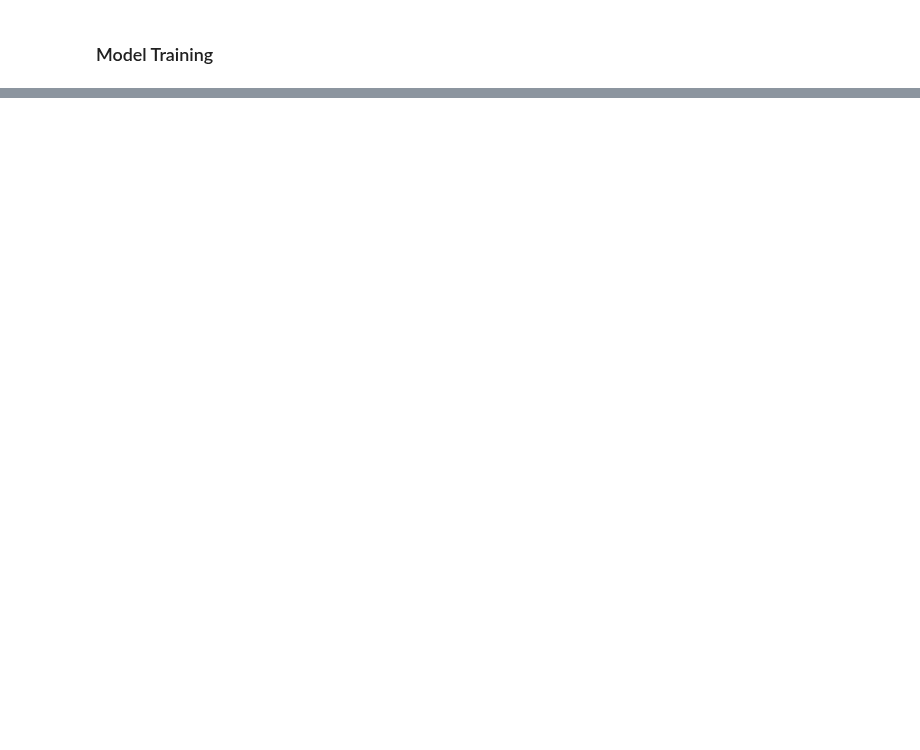
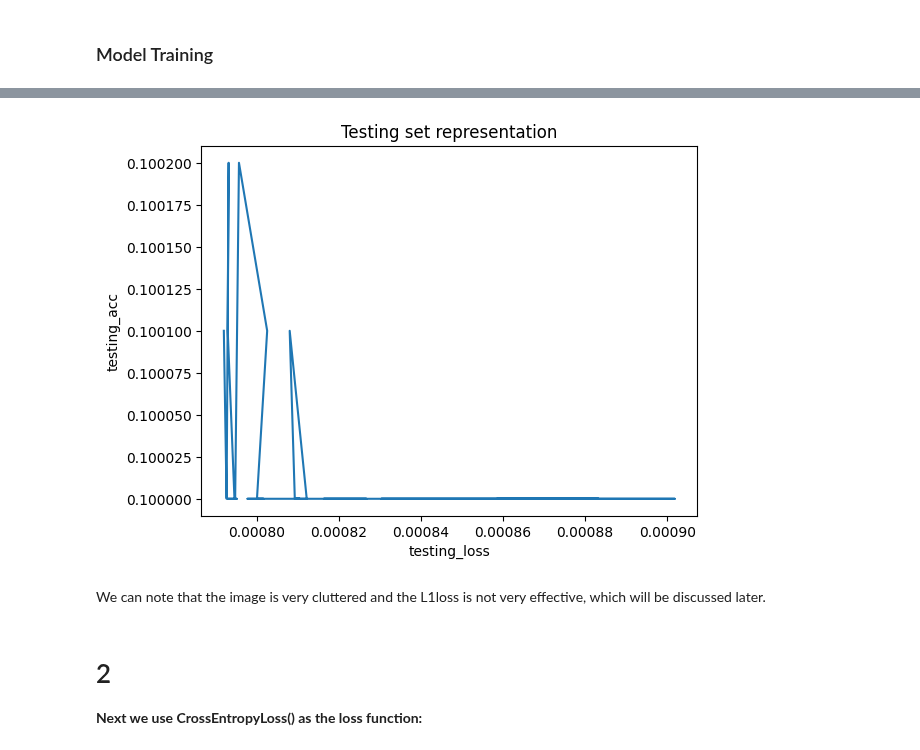
Before and after one commit to SustechSTA303/STA303-Assignment01, a Jupyter notebook: Assignment01.ipynb, the cells around one changed output, grey strips where cells are left out. Drawn from its saved outputs; the diff is of its cells as text; code cells hidden in the pictures; blank space fills up the shorter version.

```diff
--- a/Assignment01.ipynb
+++ b/Assignment01.ipynb
@@ -288,0 +329,15 @@ for i in range(len(class_names)):
+# %%
+import matplotlib.pyplot as plt
+
+plt.plot(testing_loss, testing_acc)
+plt.title('Testing set representation')
+plt.xlabel('testing_loss')
+plt.ylabel('testing_acc')
+plt.show()
+# %% [output]
+[figure, added]
+# %% [markdown]
+We can note that the image is very cluttered and the L1loss is not very effective, which will be discussed later.
+# %% [markdown]
+# 2
+**Next we use CrossEntropyLoss() as the loss function:**
```
Also changed, not shown: parts of 55 cells of this notebook, 1 other file.
